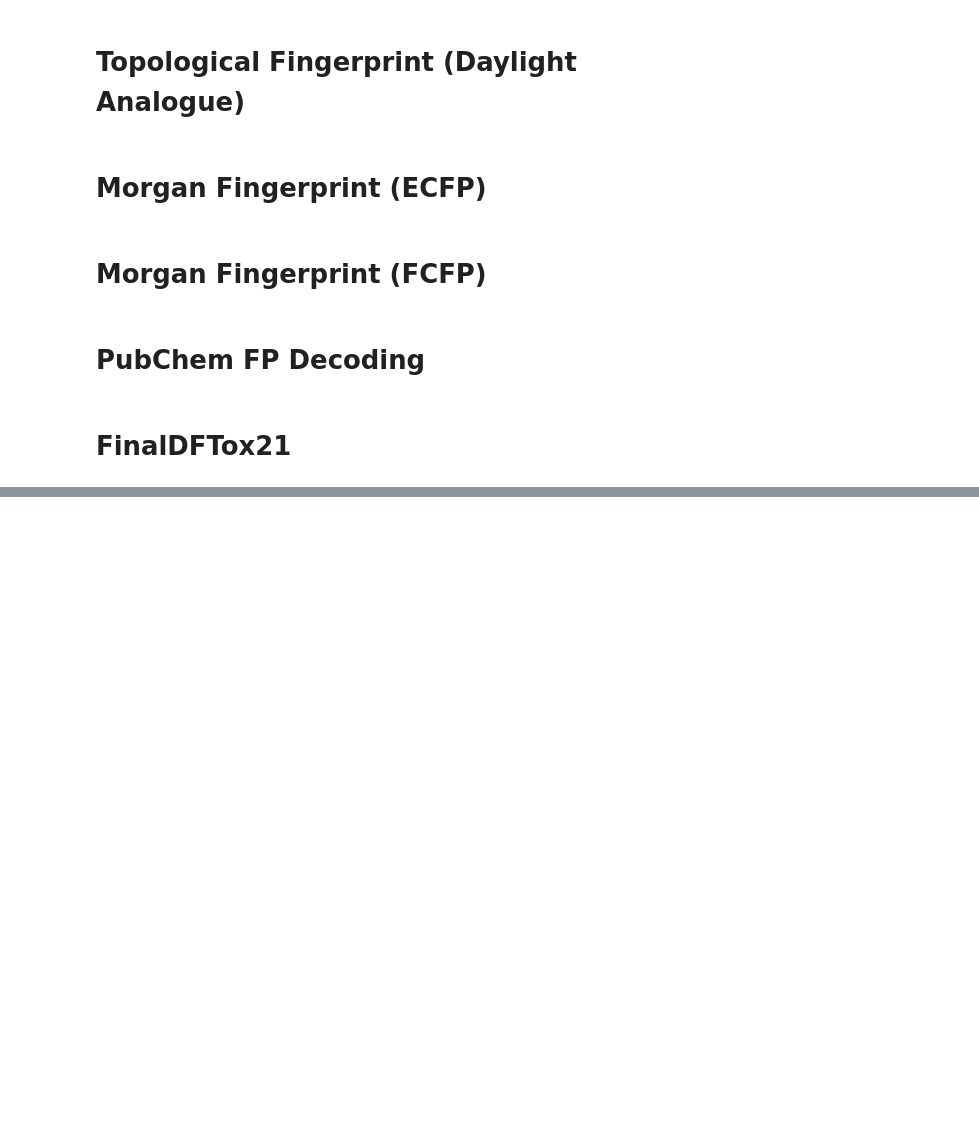
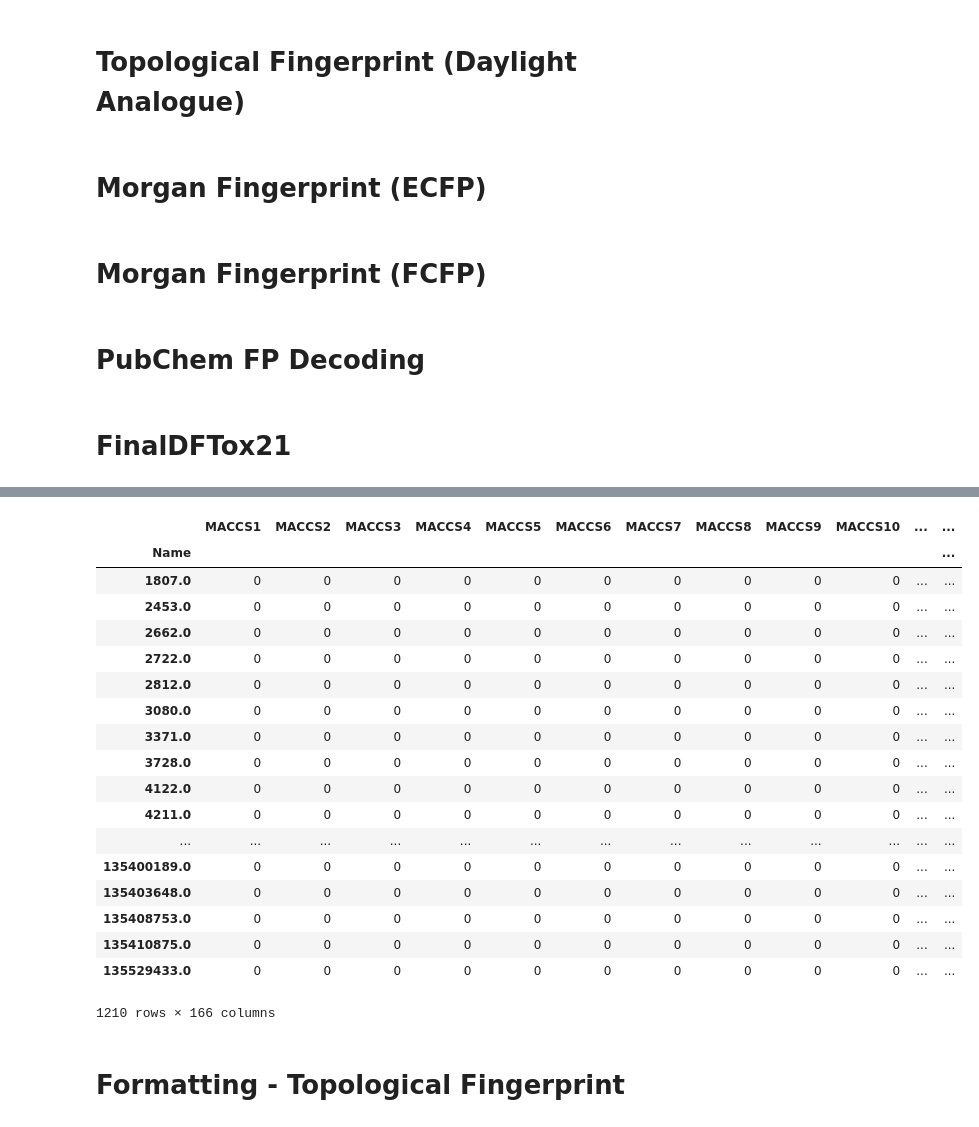
Before and after one commit to shreyasingh1/NCBI, a Jupyter notebook: Fingerprints Tox21.ipynb, the cells around one changed output, grey strips where cells are left out. Saved outputs shown, nothing was run; the diff lists cells and outputs as text; code cells hidden in the pictures; blank space fills up the shorter version.

Commit message:
formatted fingerprint files into seperate csvs for each fingerprint type need to figure out how to make the CID's appear between quotation marks

```diff
--- a/Fingerprints Tox21.ipynb
+++ b/Fingerprints Tox21.ipynb
@@ -144,0 +147,18 @@ fps_df.to_csv('Fingerprints Tox21', index = False)
+# %%
+#making list of maccs1, maccs2, etc.
+i = 0
+maccs_names = []
+while (i < len(maccs_fps[0])):
+    string = "MACCS" + str(i + 1)
+    maccs_names.append(string)
+    i = i + 1
+
+#turning CID's into "CID". ex 6 would be "6"
+i = 0
+CID_str = []
+while (i < len(fps_df.index)):
+    string = "" + str(fps_df.index[i]) + ""
+    CID_str.append(string)
+    i = i + 1
+
+CID_str
@@ -144,0 +183,14 @@ fps_df.to_csv('Fingerprints Tox21', index = False)
+# %%
+#Splitting each bitstring fp into individual bits, and putting them in a df by row
+first_row = [int(a) for a in str(maccs_fps[0])]
+maccs_df = pd.DataFrame(first_row).T
+x = 1
+while (x < len(maccs_fps)):
+    bit_row1 = [int(y) for y in str(maccs_fps[x])]
+    row1df = pd.DataFrame(bit_row1).T
+    maccs_df = maccs_df.append(row1df)
+    x = x + 1
+# %%
+#Reindexing df, CID as row headers and MACCS1, MACCS2, etc as column headers
+maccs_df.index = fps_df['Name']
+maccs_df.columns = [maccs_names]
@@ -144,0 +200,24 @@ fps_df.to_csv('Fingerprints Tox21', index = False)
+# %%
+maccs_df
+# %% [output]
+|  | MACCS1 | MACCS2 | MACCS3 | MACCS4 | MACCS5 | MACCS6 | MACCS7 | MACCS8 | MACCS9 | MACCS10 | ... | ... |
+| Name |  |  |  |  |  |  |  |  |  |  |  | ... |
+| 1807.0 | 0 | 0 | 0 | 0 | 0 | 0 | 0 | 0 | 0 | 0 | ... | ... |
+| 2453.0 | 0 | 0 | 0 | 0 | 0 | 0 | 0 | 0 | 0 | 0 | ... | ... |
+| 2662.0 | 0 | 0 | 0 | 0 | 0 | 0 | 0 | 0 | 0 | 0 | ... | ... |
+| 2722.0 | 0 | 0 | 0 | 0 | 0 | 0 | 0 | 0 | 0 | 0 | ... | ... |
+| 2812.0 | 0 | 0 | 0 | 0 | 0 | 0 | 0 | 0 | 0 | 0 | ... | ... |
+| 3080.0 | 0 | 0 | 0 | 0 | 0 | 0 | 0 | 0 | 0 | 0 | ... | ... |
+| 3371.0 | 0 | 0 | 0 | 0 | 0 | 0 | 0 | 0 | 0 | 0 | ... | ... |
+| 3728.0 | 0 | 0 | 0 | 0 | 0 | 0 | 0 | 0 | 0 | 0 | ... | ... |
+| 4122.0 | 0 | 0 | 0 | 0 | 0 | 0 | 0 | 0 | 0 | 0 | ... | ... |
+| 4211.0 | 0 | 0 | 0 | 0 | 0 | 0 | 0 | 0 | 0 | 0 | ... | ... |
+| ... | ... | ... | ... | ... | ... | ... | ... | ... | ... | ... | ... | ... |
+| 135400189.0 | 0 | 0 | 0 | 0 | 0 | 0 | 0 | 0 | 0 | 0 | ... | ... |
+| 135403648.0 | 0 | 0 | 0 | 0 | 0 | 0 | 0 | 0 | 0 | 0 | ... | ... |
+| 135408753.0 | 0 | 0 | 0 | 0 | 0 | 0 | 0 | 0 | 0 | 0 | ... | ... |
+| 135410875.0 | 0 | 0 | 0 | 0 | 0 | 0 | 0 | 0 | 0 | 0 | ... | ... |
+| 135529433.0 | 0 | 0 | 0 | 0 | 0 | 0 | 0 | 0 | 0 | 0 | ... | ... |
+1210 rows × 166 columns
+# %% [markdown]
+# Formatting - Topological Fingerprint
```
Also changed, not shown: parts of 22 cells of this notebook, 9 other files.
